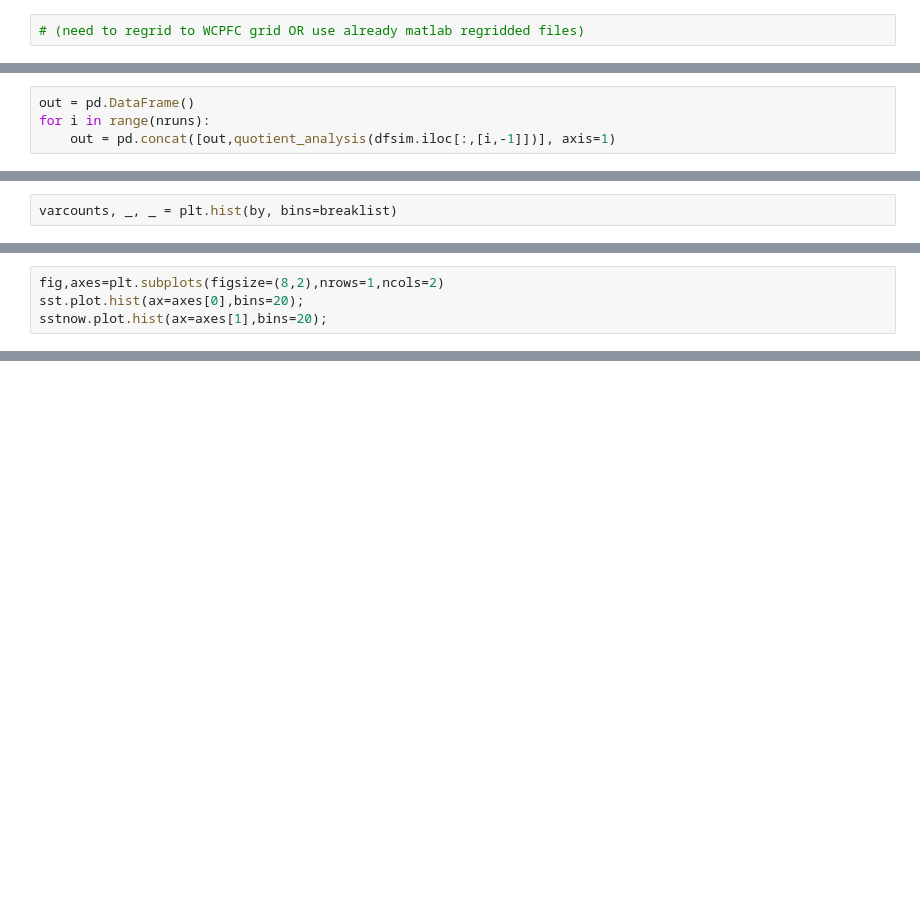
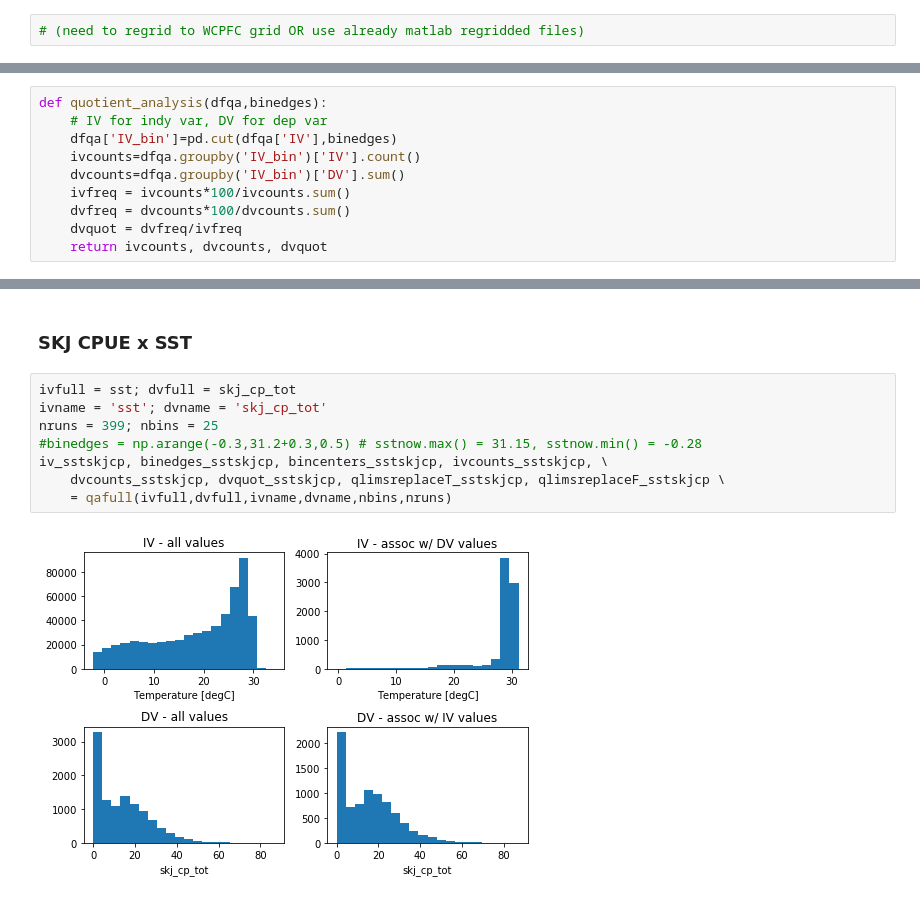
Before and after one commit to shirleyswirley/skipjack-bigeye-separation, a Jupyter notebook: python/wcpfc_question34.ipynb, the cells around one changed output, grey strips where cells are left out. Drawn from its saved outputs; the diff is of its cells as text; blank space fills up the shorter version.

Commit message:
finished up quotient analysis; started creating two species quotient analysis fig

```diff
--- a/python/wcpfc_question34.ipynb
+++ b/python/wcpfc_question34.ipynb
@@ -129,4 +114,0 @@ dfsim.head()
-# %%
-out = pd.DataFrame()
-for i in range(nruns):
-    out = pd.concat([out,quotient_analysis(dfsim.iloc[:,[i,-1]])], axis=1)
@@ -191,2 +114,0 @@ ax1.plot(meanbreak,qlims.iloc[1],'g')
-# %%
-varcounts, _, _ = plt.hist(by, bins=breaklist)
@@ -197,4 +114,0 @@ sstnow = sst.where(skj_cp_tot.notnull())
-# %%
-fig,axes=plt.subplots(figsize=(8,2),nrows=1,ncols=2)
-sst.plot.hist(ax=axes[0],bins=20);
-sstnow.plot.hist(ax=axes[1],bins=20);
@@ -202,0 +117,10 @@ sstnow.plot.hist(ax=axes[1],bins=20);
+# %%
+def quotient_analysis(dfqa,binedges):
+    # IV for indy var, DV for dep var
+    dfqa['IV_bin']=pd.cut(dfqa['IV'],binedges)
+    ivcounts=dfqa.groupby('IV_bin')['IV'].count()
+    dvcounts=dfqa.groupby('IV_bin')['DV'].sum()
+    ivfreq = ivcounts*100/ivcounts.sum()
+    dvfreq = dvcounts*100/dvcounts.sum()
+    dvquot = dvfreq/ivfreq
+    return ivcounts, dvcounts, dvquot
@@ -202,0 +179,12 @@ sstnow.plot.hist(ax=axes[1],bins=20);
+# %% [markdown]
+### SKJ CPUE x SST
+# %%
+ivfull = sst; dvfull = skj_cp_tot
+ivname = 'sst'; dvname = 'skj_cp_tot'
+nruns = 399; nbins = 25
+#binedges = np.arange(-0.3,31.2+0.3,0.5) # sstnow.max() = 31.15, sstnow.min() = -0.28
+iv_sstskjcp, binedges_sstskjcp, bincenters_sstskjcp, ivcounts_sstskjcp, \
+    dvcounts_sstskjcp, dvquot_sstskjcp, qlimsreplaceT_sstskjcp, qlimsreplaceF_sstskjcp \
+    = qafull(ivfull,dvfull,ivname,dvname,nbins,nruns)
+# %% [output]
+[figure, added]
```
Also changed, not shown: parts of 64 cells of this notebook.
